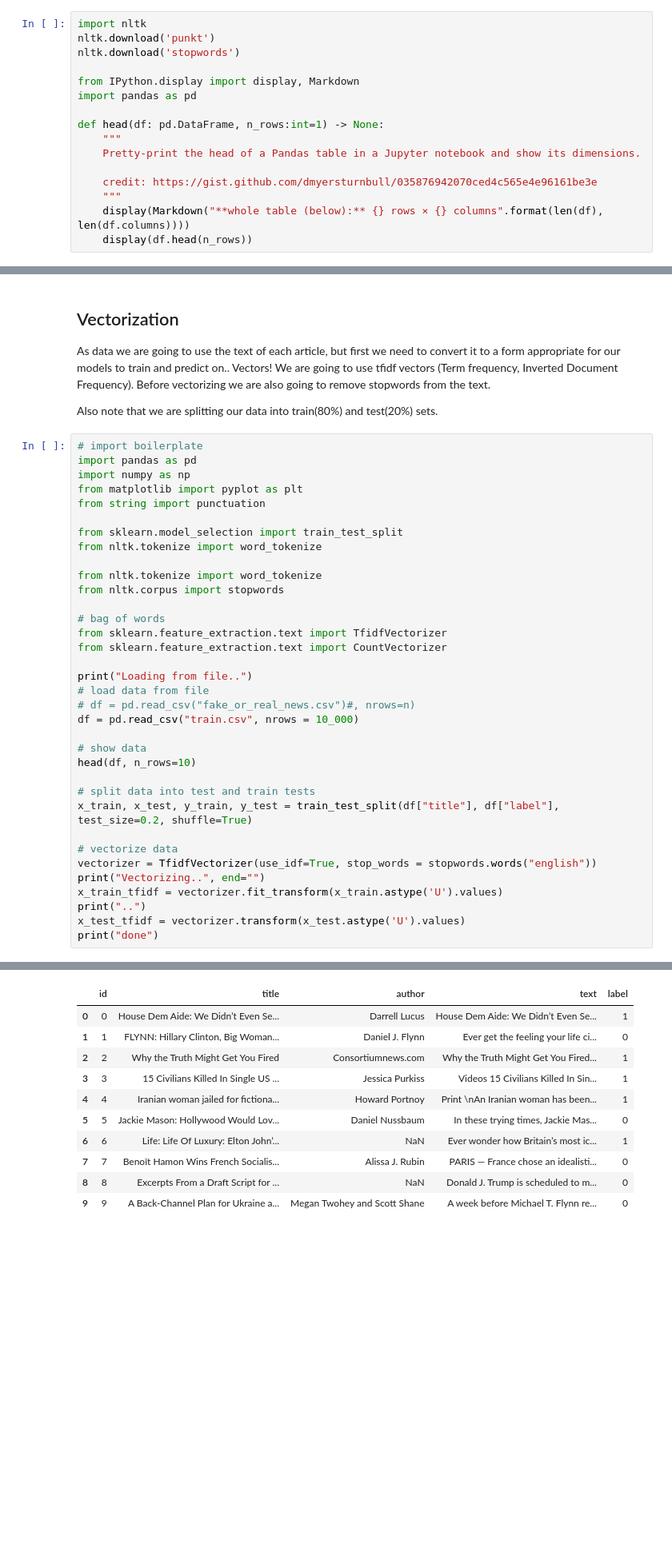
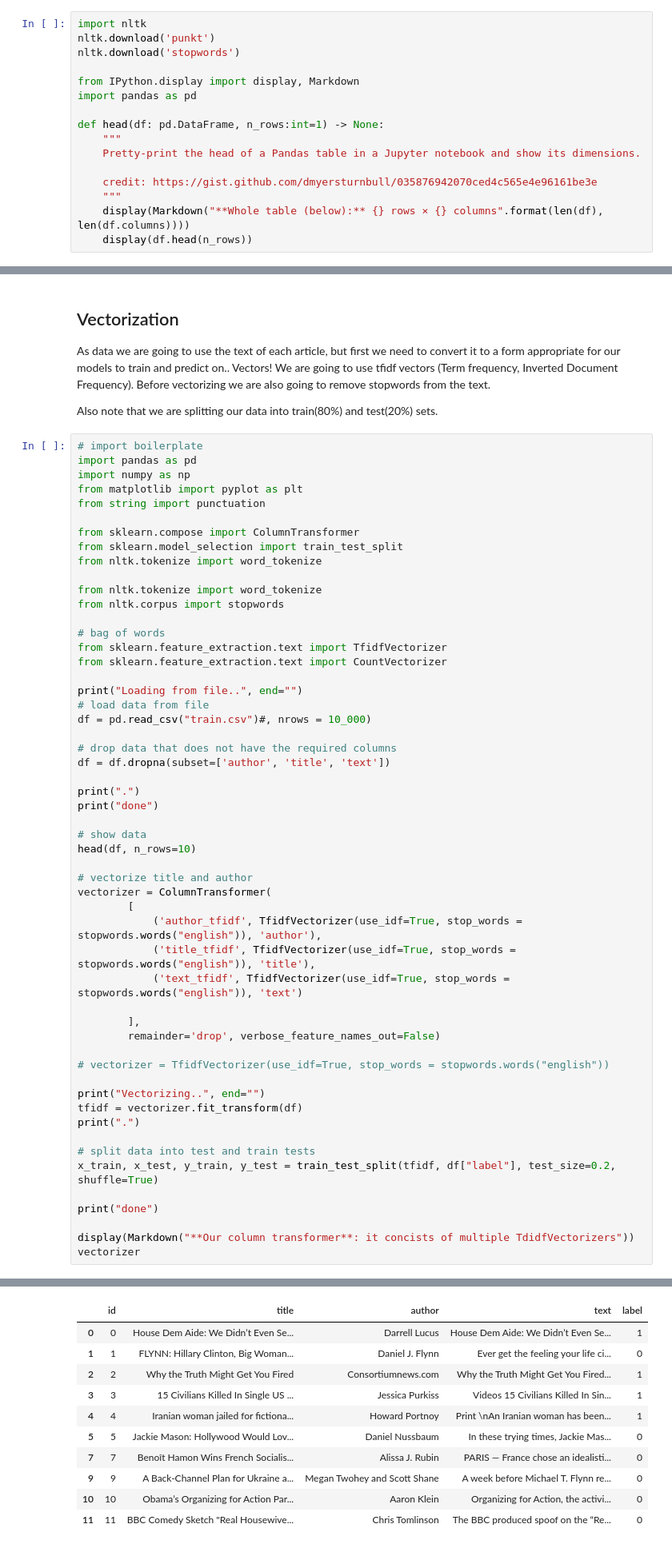
Before and after one commit to cultab/fake_news_detection, a Jupyter notebook: feature_extrantion.ipynb, the cells around one changed output, grey strips where cells are left out. Shown at 80% size. Saved outputs shown, nothing was run; the diff lists cells and outputs as text; blank space fills up the shorter version.

```diff
--- a/feature_extrantion.ipynb
+++ b/feature_extrantion.ipynb
@@ -16,7 +16,7 @@ def head(df: pd.DataFrame, n_rows:int=1) -> None:
 
     credit: https://gist.github.com/dmyersturnbull/035876942070ced4c565e4e96161be3e
     """
-    display(Markdown("**whole table (below):** {} rows × {} columns".format(len(df), len(df.columns))))
+    display(Markdown("**Whole table (below):** {} rows × {} columns".format(len(df), len(df.columns))))
     display(df.head(n_rows))
 # %% [output]
 [nltk_data] Downloading package punkt to /home/evan/nltk_data...
@@ -38,6 +38,7 @@ import numpy as np
 from matplotlib import pyplot as plt
 from string import punctuation
 
+from sklearn.compose import ColumnTransformer
 from sklearn.model_selection import train_test_split
 from nltk.tokenize import word_tokenize
 
@@ -48,22 +49,40 @@ from nltk.corpus import stopwords
 from sklearn.feature_extraction.text import TfidfVectorizer
 from sklearn.feature_extraction.text import CountVectorizer
 
-print("Loading from file..")
+print("Loading from file..", end="")
 # load data from file
-# df = pd.read_csv("fake_or_real_news.csv")#, nrows=n)
-df = pd.read_csv("train.csv", nrows = 10_000)
+df = pd.read_csv("train.csv")#, nrows = 10_000)
+
+# drop data that does not have the required columns
+df = df.dropna(subset=['author', 'title', 'text'])
+
+print(".")
+print("done")
 
 # show data
 head(df, n_rows=10)
 
+# vectorize title and author
+vectorizer = ColumnTransformer(
+        [
+            ('author_tfidf', TfidfVectorizer(use_idf=True, stop_words = stopwords.words("english")), 'author'),
+            ('title_tfidf', TfidfVectorizer(use_idf=True, stop_words = stopwords.words("english")), 'title'),
+            ('text_tfidf', TfidfVectorizer(use_idf=True, stop_words = stopwords.words("english")), 'text')
+
+        ],
+        remainder='drop', verbose_feature_names_out=False)
+
+# vectorizer = TfidfVectorizer(use_idf=True, stop_words = stopwords.words("english"))
+
+print("Vectorizing..", end="")
+tfidf = vectorizer.fit_transform(df)
+print(".")
+
 # split data into test and train tests
-x_train, x_test, y_train, y_test = train_test_split(df["title"], df["label"], test_size=0.2, shuffle=True)
+x_train, x_test, y_train, y_test = train_test_split(tfidf, df["label"], test_size=0.2, shuffle=True)
 
-# vectorize data
-vectorizer = TfidfVectorizer(use_idf=True, stop_words = stopwords.words("english"))
-print("Vectorizing..", end="")
-x_train_tfidf = vectorizer.fit_transform(x_train.astype('U').values)
-print("..")
-x_test_tfidf = vectorizer.transform(x_test.astype('U').values)
 print("done")
+
+display(Markdown("**Our column transformer**: it concists of multiple TdidfVectorizers"))
+vectorizer
 # %% [output]
@@ -72,11 +92,11 @@ Loading from file..
 |  | id | title | author | text | label |
 | 0 | 0 | House Dem Aide: We Didn’t Even Se... | Darrell Lucus | House Dem Aide: We Didn’t Even Se... | 1 |
 | 1 | 1 | FLYNN: Hillary Clinton, Big Woman... | Daniel J. Flynn | Ever get the feeling your life ci... | 0 |
 | 2 | 2 | Why the Truth Might Get You Fired | Consortiumnews.com | Why the Truth Might Get You Fired... | 1 |
 | 3 | 3 | 15 Civilians Killed In Single US ... | Jessica Purkiss | Videos 15 Civilians Killed In Sin... | 1 |
 | 4 | 4 | Iranian woman jailed for fictiona... | Howard Portnoy | Print \nAn Iranian woman has been... | 1 |
 | 5 | 5 | Jackie Mason: Hollywood Would Lov... | Daniel Nussbaum | In these trying times, Jackie Mas... | 0 |
-| 6 | 6 | Life: Life Of Luxury: Elton John’... | NaN | Ever wonder how Britain’s most ic... | 1 |
 | 7 | 7 | Benoît Hamon Wins French Socialis... | Alissa J. Rubin | PARIS — France chose an idealisti... | 0 |
-| 8 | 8 | Excerpts From a Draft Script for ... | NaN | Donald J. Trump is scheduled to m... | 0 |
 | 9 | 9 | A Back-Channel Plan for Ukraine a... | Megan Twohey and Scott Shane | A week before Michael T. Flynn re... | 0 |
+| 10 | 10 | Obama’s Organizing for Action Par... | Aaron Klein | Organizing for Action, the activi... | 0 |
+| 11 | 11 | BBC Comedy Sketch "Real Housewive... | Chris Tomlinson | The BBC produced spoof on the “Re... | 0 |
```
Also changed, not shown: parts of 12 cells of this notebook, 2 other files.
